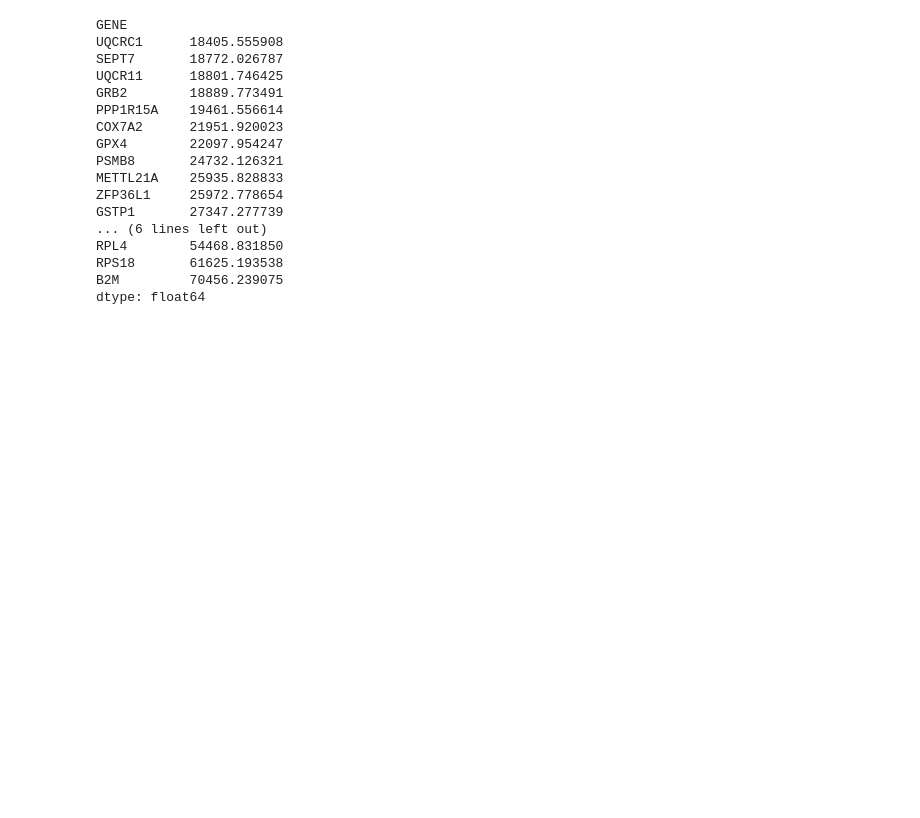
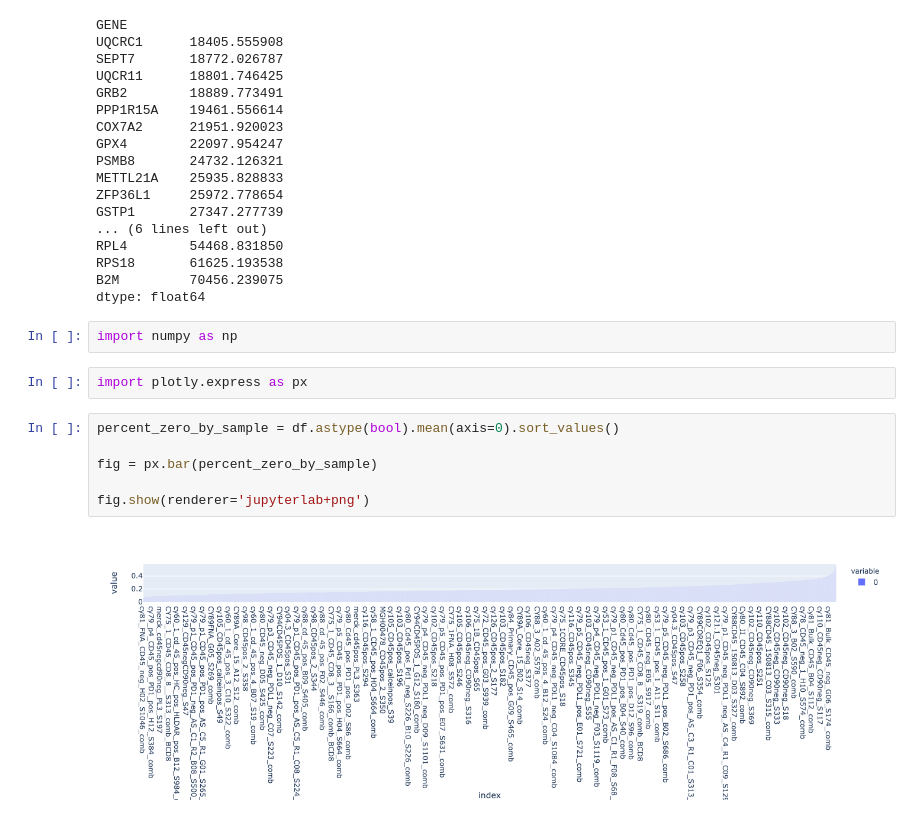
Before and after one commit to davidliu-lab/deconv, a Jupyter notebook: Load data from Derek's txt files.ipynb, the cells around one changed output. Cells and saved outputs as stored; diff of their text form; blank space fills up the shorter version.

Commit message:
Add plots of sc RNA seq

```diff
--- a/Load data from Derek's txt files.ipynb
+++ b/Load data from Derek's txt files.ipynb
@@ -49,3 +49,15 @@ RPL4        54468.831850
 RPS18       61625.193538
 B2M         70456.239075
 dtype: float64
+# %%
+import numpy as np
+# %%
+import plotly.express as px
+# %%
+percent_zero_by_sample = df.astype(bool).mean(axis=0).sort_values()
+
+fig = px.bar(percent_zero_by_sample)
+
+fig.show(renderer='jupyterlab+png')
+# %% [output]
+[figure, added]
```
Also changed, not shown: parts of 2 cells of this notebook, 1 other file.
